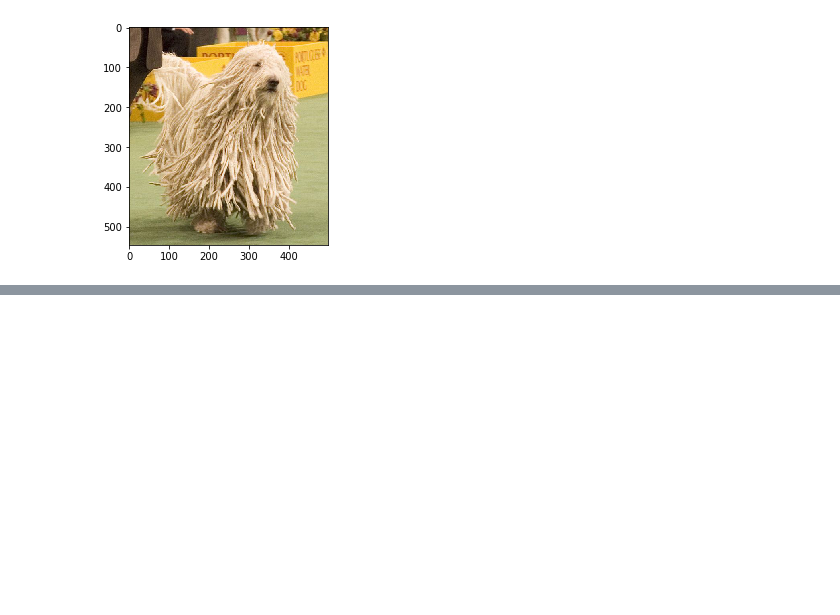
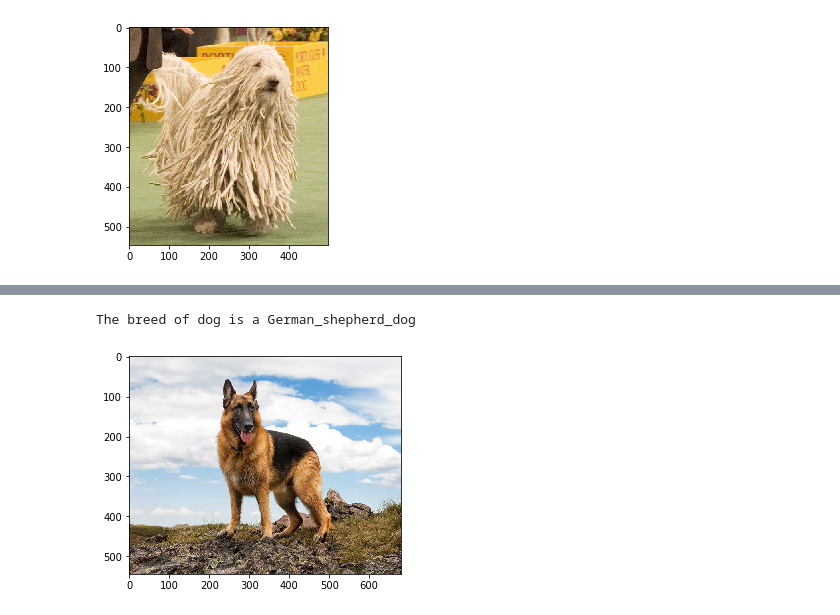
Before and after one commit to sangamek/dog-project, a Jupyter notebook: dog_app.ipynb, the cells around one changed output, grey strips where cells are left out. Drawn from its saved outputs; the diff is of its cells as text; code cells hidden in the pictures; blank space fills up the shorter version.

```diff
--- a/dog_app.ipynb
+++ b/dog_app.ipynb
@@ -792,0 +812,5 @@ The breed of dog is a Komondor
+# %%
+ResNet50_predict_breed('Images/Dog2.jpg')
+# %% [output]
+The breed of dog is a German_shepherd_dog
+[figure, added]
```
Also changed, not shown: parts of 9 cells of this notebook, 1 other file.
